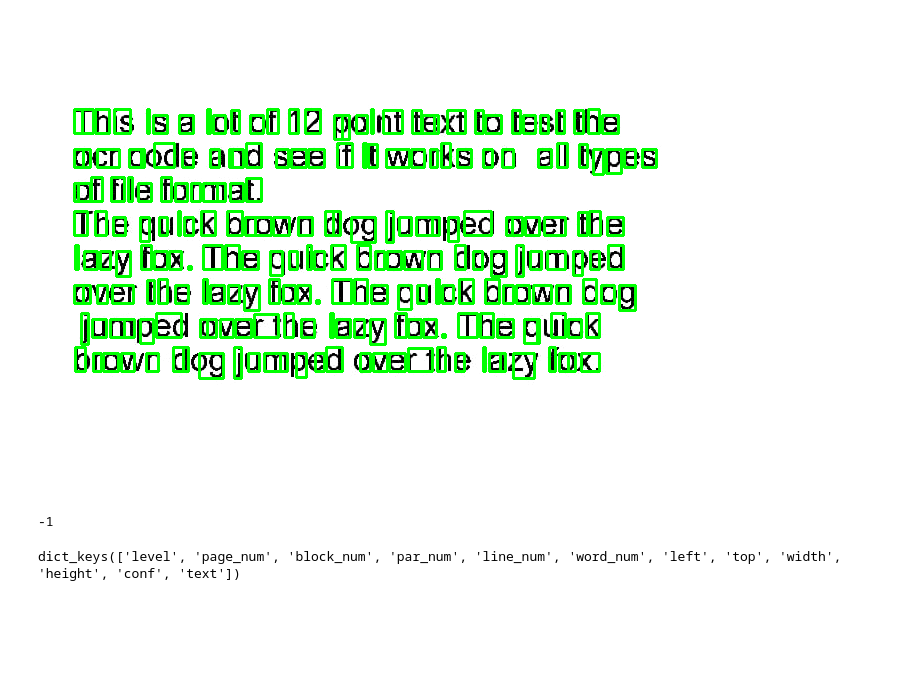
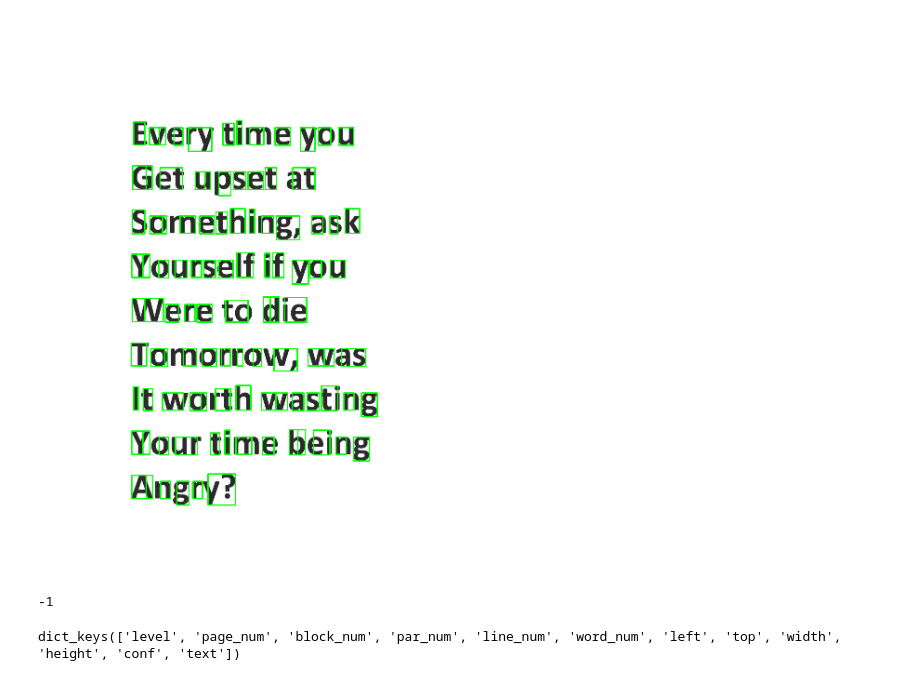
Before and after one commit to Proybolten/OCR-Optical-Character_Recognition, a Jupyter notebook: OCR_OpticalCharacter_detection.ipynb, the cells around one changed output. Saved outputs shown, nothing was run; the diff lists cells and outputs as text; code cells hidden in the pictures; blank space fills up the shorter version.

```diff
--- a/OCR_OpticalCharacter_detection.ipynb
+++ b/OCR_OpticalCharacter_detection.ipynb
@@ -31,15 +41,15 @@ Saving grip.png to grip (2).png
 # %%
-img=cv2.imread('grip.png')
+img=cv2.imread('Grip.jpg')
 h, w, c = img.shape
 boxes = pytesseract.image_to_boxes(img)
 for b in boxes.splitlines():
     b = b.split(' ')
     img = cv2.rectangle(img, (int(b[1]), h - int(b[2])), (int(b[3]), h - int(b[4])), (0, 255, 0), 2)
 
 cv2_imshow(img)
 cv2.waitKey(0)
 # %% [output]
-[figure, old version]
+[figure, new version]
 -1
 # %%
 from pytesseract import Output
```
Also changed, not shown: parts of 7 cells of this notebook.
